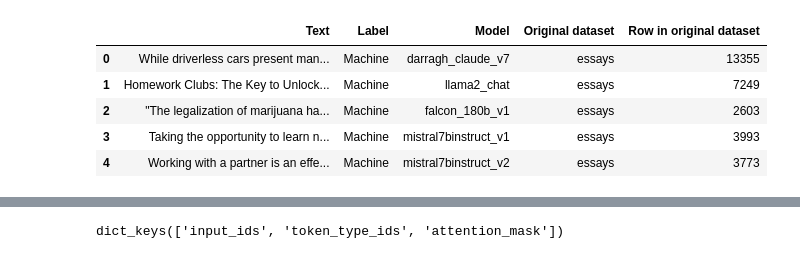
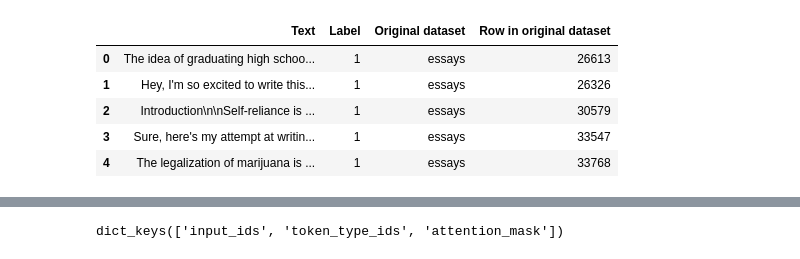
Before and after one commit to jkoganem/fakereview, a Jupyter notebook: scripts/NN BERT classifier.ipynb, the cells around one changed output, grey strips where cells are left out. Cells and saved outputs as stored; diff of their text form; code cells hidden in the pictures.

```diff
--- a/scripts/NN BERT classifier.ipynb
+++ b/scripts/NN BERT classifier.ipynb
@@ -32,10 +10,11 @@ from torch.optim import AdamW
 # %%
-data = pd.read_csv('./combined_data.csv')
+data = pd.read_csv('../raw data/combined_data.csv')
+data['Label'] = data['Label'].apply(lambda x: 0 if x == 'Human' else 1)
 data.head()
 # %% [output]
-|  | Text | Label | Model | Original dataset | Row in original dataset |
-| 0 | While driverless cars present man... | Machine | darragh_claude_v7 | essays | 13355 |
-| 1 | Homework Clubs: The Key to Unlock... | Machine | llama2_chat | essays | 7249 |
-| 2 | "The legalization of marijuana ha... | Machine | falcon_180b_v1 | essays | 2603 |
-| 3 | Taking the opportunity to learn n... | Machine | mistral7binstruct_v1 | essays | 3993 |
-| 4 | Working with a partner is an effe... | Machine | mistral7binstruct_v2 | essays | 3773 |
+|  | Text | Label | Original dataset | Row in original dataset |
+| 0 | The idea of graduating high schoo... | 1 | essays | 26613 |
+| 1 | Hey, I'm so excited to write this... | 1 | essays | 26326 |
+| 2 | Introduction\n\nSelf-reliance is ... | 1 | essays | 30579 |
+| 3 | Sure, here's my attempt at writin... | 1 | essays | 33547 |
+| 4 | The legalization of marijuana is ... | 1 | essays | 33768 |
```
Also changed, not shown: parts of 11 cells of this notebook, 1 other file.
